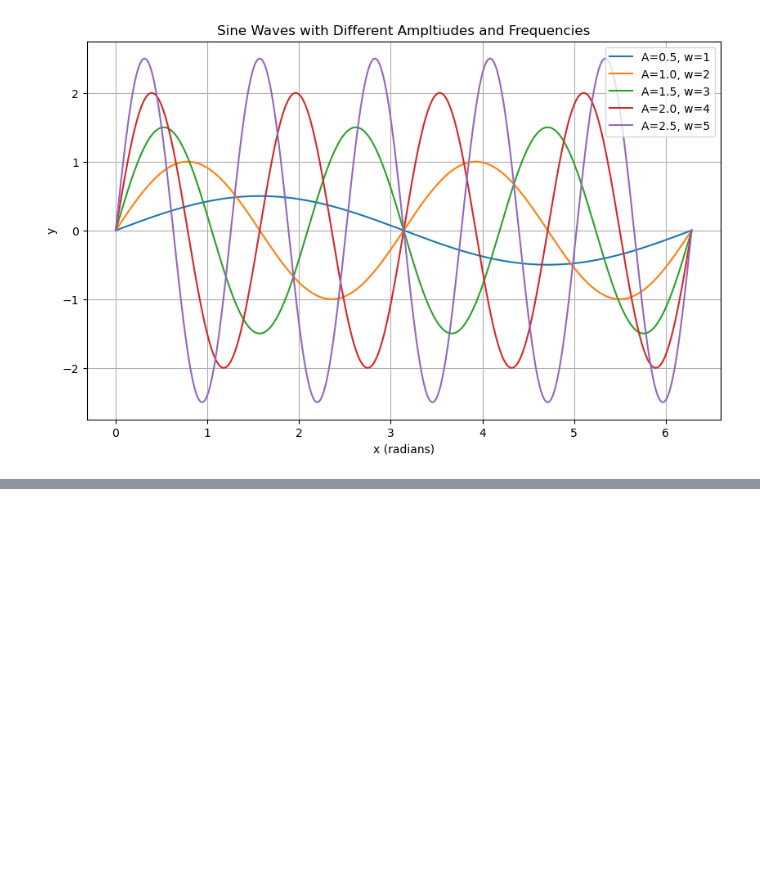
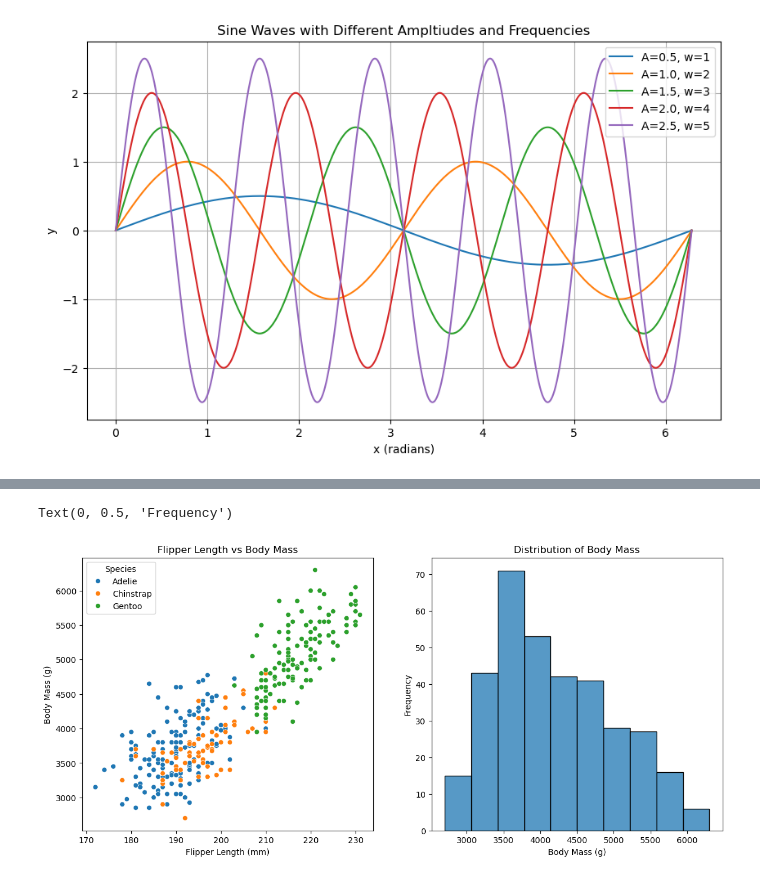
Before and after one commit to saraigarciaa/sarai_decal, a Jupyter notebook: HW 8 ASTRON 98.ipynb, the cells around one changed output, grey strips where cells are left out. Cells and saved outputs as stored; diff of their text form; code cells hidden in the pictures; blank space fills up the shorter version.

```diff
--- a/HW 8 ASTRON 98.ipynb
+++ b/HW 8 ASTRON 98.ipynb
@@ -68,0 +170,28 @@ C:\Use
+# %%
+penguins = sns.load_dataset("penguins")
+
+fig, axes = plt.subplots(1, 2, figsize=(14,6))
+sns.scatterplot(
+    data = penguins,
+    x = "flipper_length_mm",
+    y = "body_mass_g",
+    hue = "species",
+    ax = axes[0]
+)
+axes[0].set_title("Flipper Length vs Body Mass")
+axes[0].set_xlabel("Flipper Length (mm)")
+axes[0].set_ylabel("Body Mass (g)")
+axes[0].legend(title="Species")
+
+sns.histplot(
+    data = penguins,
+    x = "body_mass_g",
+    bins = 10,
+    ax=axes[1],
+)
+axes[1].set_title("Distribution of Body Mass")
+axes[1].set_xlabel("Body Mass (g)")
+axes[1].set_ylabel("Frequency")
+# %% [output]
+Text(0, 0.5, 'Frequency')
+[figure, added]
```
Also changed, not shown: parts of 9 cells of this notebook.
